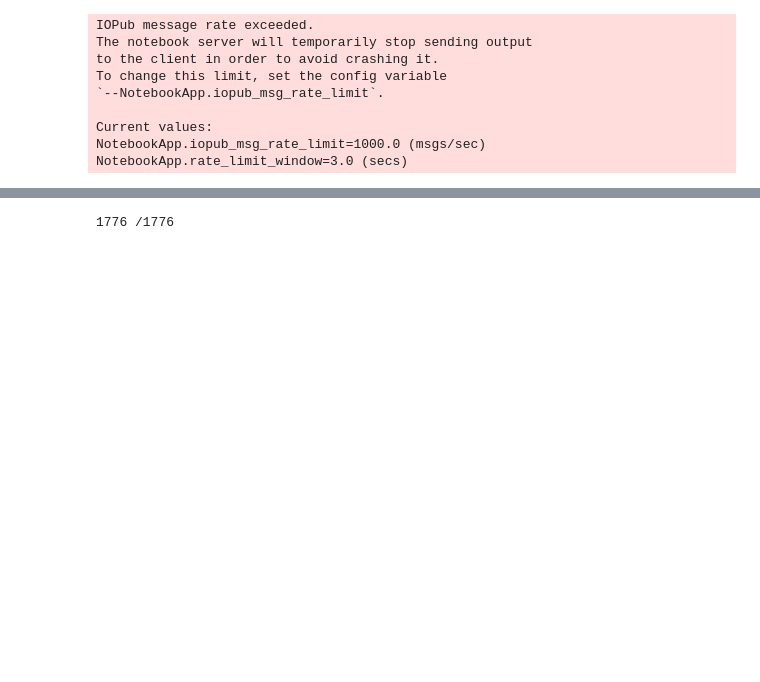
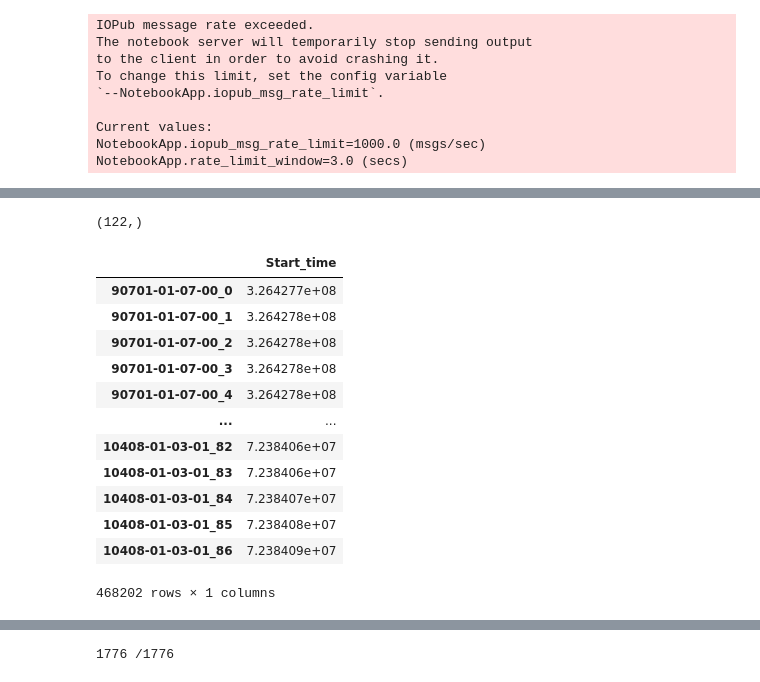
Before and after one commit to jorwatkapola/autoencoders-GRS-1915, a Jupyter notebook: GRS1915+105/jupyter/segments_generation.ipynb, the cells around one changed output, grey strips where cells are left out. Drawn from its saved outputs; the diff is of its cells as text; code cells hidden in the pictures; blank space fills up the shorter version.

```diff
--- a/GRS1915+105/jupyter/segments_generation.ipynb
+++ b/GRS1915+105/jupyter/segments_generation.ipynb
@@ -290,0 +286,6 @@ len(segments_counts[0])
+# %%
+data_dir = "../../../files_from_snuffy"
+with open('{}/1776_light_curves_4s_bin_errorfix.pkl'.format(data_dir), 'rb') as f:
+    lcs = pickle.load(f)
+with open('{}/1776_light_curves_4s_bin_ids_errorfix.pkl'.format(data_dir), 'rb') as f:
+    ids = pickle.load(f)
@@ -290,0 +352,24 @@ len(segments_counts[0])
+# %%
+segments_times[0][:,0].shape
+# %% [output]
+(122,)
+# %%
+seg_start_times = np.concatenate([time[:,0] for time in segments_times])
+# %%
+seg_id_start_time_df = pd.DataFrame(seg_start_times, columns=["Start_time"], index=id_per_seg)
+# %%
+seg_id_start_time_df
+# %% [output]
+|  | Start_time |
+| 90701-01-07-00_0 | 3.264277e+08 |
+| 90701-01-07-00_1 | 3.264278e+08 |
+| 90701-01-07-00_2 | 3.264278e+08 |
+| 90701-01-07-00_3 | 3.264278e+08 |
+| 90701-01-07-00_4 | 3.264278e+08 |
+| ... | ... |
+| 10408-01-03-01_82 | 7.238406e+07 |
+| 10408-01-03-01_83 | 7.238406e+07 |
+| 10408-01-03-01_84 | 7.238407e+07 |
+| 10408-01-03-01_85 | 7.238408e+07 |
+| 10408-01-03-01_86 | 7.238409e+07 |
+468202 rows × 1 columns
```
Also changed, not shown: parts of 7 cells of this notebook.
